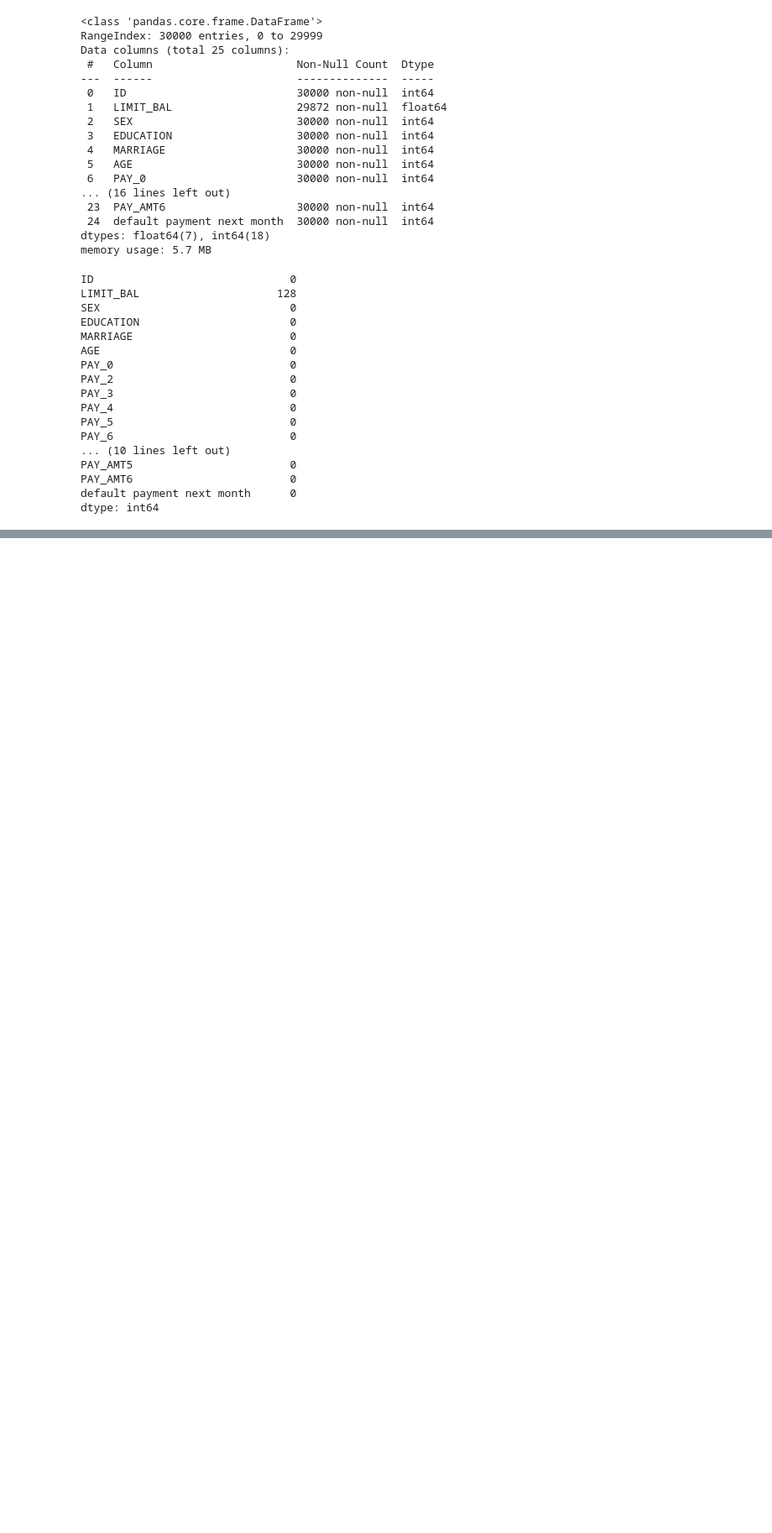
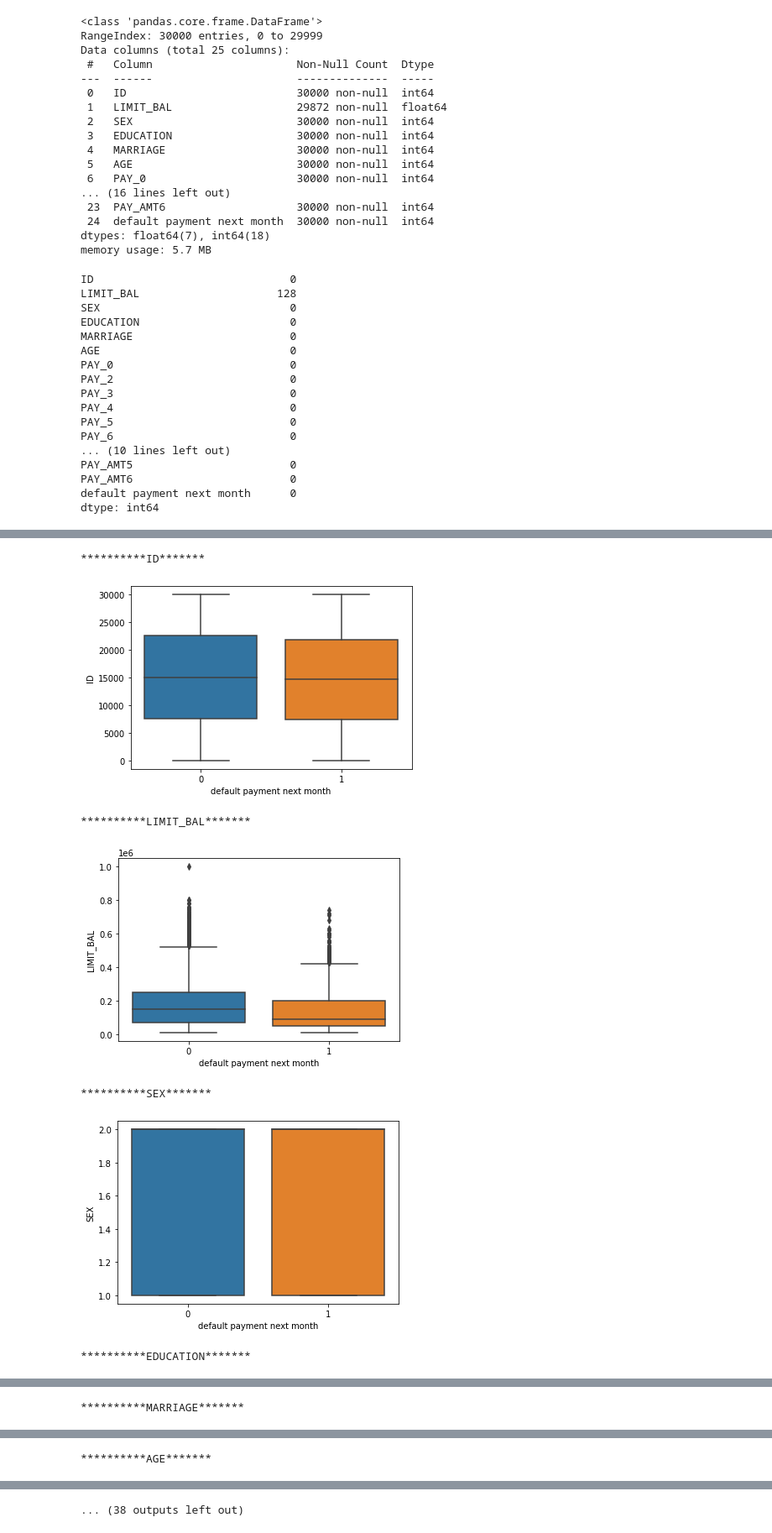
Before and after one commit to prakashtiwari012/RenewPower, a Jupyter notebook: RenewPower/Acme_Bank_Usecase.ipynb, the cells around one changed output, grey strips where cells are left out. Shown at 84% size. Cells and saved outputs as stored; diff of their text form; code cells hidden in the pictures; blank space fills up the shorter version.

```diff
--- a/RenewPower/Acme_Bank_Usecase.ipynb
+++ b/RenewPower/Acme_Bank_Usecase.ipynb
@@ -79,7 +81,3 @@ PAY_AMT5                        0
 PAY_AMT6                        0
 default payment next month      0
 dtype: int64
-# %%
-"""for i in range(0,30000):
-    if df.loc[[i]].isna().sum().sum()>2:
-        df.drop([5,6], axis=0, inplace=True)"""
@@ -114,0 +106,13 @@ KeyboardInterrupt:
+# %%
+for i in df.columns:
+    print(f'**********{i}*******')
+    sns.boxplot(data=df,y=i,x='default payment next month')
+    plt.show()
+# %% [output]
+**********ID*******
+[figure, added]
+**********LIMIT_BAL*******
+[figure, added]
+**********SEX*******
+[figure, added]
+**********EDUCATION*******
@@ -114,0 +120 @@ KeyboardInterrupt:
+**********MARRIAGE*******
@@ -114,0 +122 @@ KeyboardInterrupt:
+**********AGE*******
@@ -114,0 +124 @@ KeyboardInterrupt:
+... (38 outputs left out)
```
Also changed, not shown: parts of 14 cells of this notebook.
